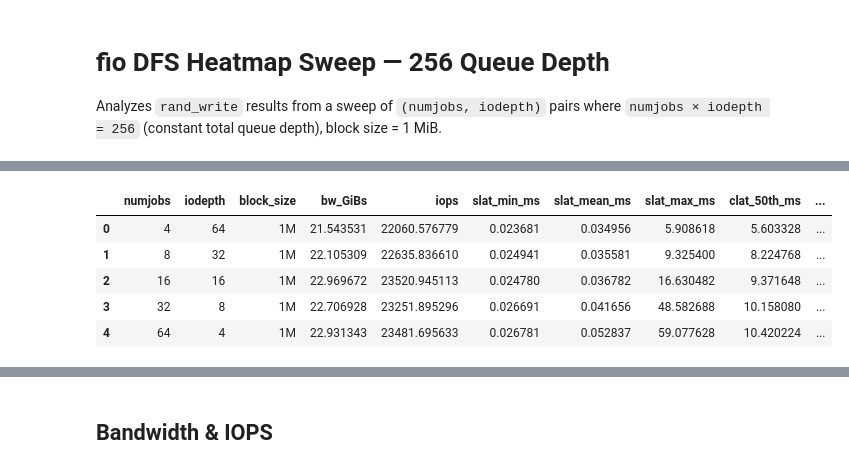
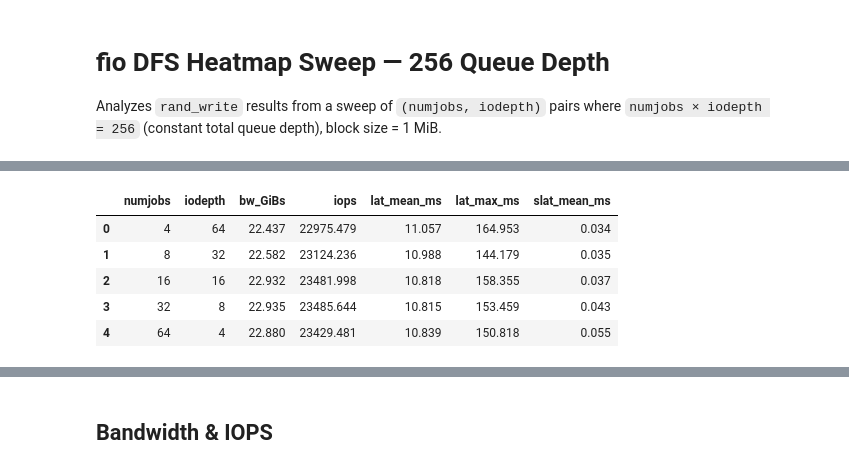
Before and after one commit to cissieAB/pdsw26_daos-bench, a Jupyter notebook: results/testbed/fio-dfs-heatmap-256io-sweep/fio_dfs_heatmap_256io-sweep.ipynb, the cells around one changed output, grey strips where cells are left out. Drawn from its saved outputs; the diff is of its cells as text; code cells hidden in the pictures.

```diff
--- a/results/testbed/fio-dfs-heatmap-256io-sweep/fio_dfs_heatmap_256io-sweep.ipynb
+++ b/results/testbed/fio-dfs-heatmap-256io-sweep/fio_dfs_heatmap_256io-sweep.ipynb
@@ -16,8 +16,8 @@ import matplotlib.ticker as ticker
 RESULTS_DIR = Path(".")
 # %%
 def parse_file(fpath):
-    m = re.search(r"fio_bs(\S+?)_nj(\d+)_iod(\d+)_", Path(fpath).name)
-    bs, nj, iod = m.group(1), int(m.group(2)), int(m.group(3))
+    m = re.search(r"fio_bs(\S+?)_nj(\d+)_iod(\d+)_(\d+)\.json$", Path(fpath).name)
+    bs, nj, iod, ts = m.group(1), int(m.group(2)), int(m.group(3)), int(m.group(4))
 
     with open(fpath) as f:
         d = json.load(f)
@@ -32,31 +32,60 @@ def parse_file(fpath):
     def ms(v): return v / 1e6
 
     return dict(
-        numjobs       = nj,
-        iodepth       = iod,
-        block_size    = bs,
-        bw_GiBs       = w["bw"] / 1024 / 1024,
-        iops          = w["iops"],
-        # submission latency
-        slat_min_ms   = ms(slat["min"]),
-        slat_mean_ms  = ms(slat["mean"]),
-        slat_max_ms   = ms(slat["max"]),
-        # completion latency
+        numjobs         = nj,
+        iodepth         = iod,
+        block_size      = bs,
+        run_ts          = ts,
+        bw_GiBs         = w["bw"] / 1024 / 1024,
+        iops            = w["iops"],
+        slat_min_ms     = ms(slat["min"]),
+        slat_mean_ms    = ms(slat["mean"]),
+        slat_max_ms     = ms(slat["max"]),
         clat_50th_ms    = ms(cp["50.000000"]),
         clat_90th_ms    = ms(cp["90.000000"]),
         clat_99th_ms    = ms(cp["99.000000"]),
         clat_99_9th_ms  = ms(cp["99.900000"]),
         clat_99_99th_ms = ms(cp["99.990000"]),
-        # total latency
-        lat_min_ms    = ms(lat["min"]),
-        lat_mean_ms   = ms(lat["mean"]),
-        lat_max_ms    = ms(lat["max"]),
+        lat_min_ms      = ms(lat["min"]),
+        lat_mean_ms     = ms(lat["mean"]),
+        lat_max_ms      = ms(lat["max"]),
+        usr_cpu         = job["usr_cpu"],
+        sys_cpu         = job["sys_cpu"],
     )
 
 files = sorted(RESULTS_DIR.glob("*.json"))
-df = pd.DataFrame([parse_file(f) for f in files]).sort_values("numjobs").reset_index(drop=True)
-df["label"] = df.apply(lambda r: f"nj={r.numjobs}\niod={r.iodepth}", axis=1)
-print(f"Loaded {len(df)} result files")
+df_all = pd.DataFrame([parse_file(f) for f in files]).sort_values(["numjobs", "run_ts"]).reset_index(drop=True)
+n_configs = df_all.groupby(["numjobs", "iodepth"]).ngroups
+n_runs = df_all.groupby(["numjobs", "iodepth"]).size().iloc[0]
+print(f"Loaded {len(df_all)} result files: {n_configs} configs × {n_runs} runs each")
 
-df
+METRICS = [
+    "bw_GiBs", "iops",
+    "slat_min_ms", "slat_mean_ms", "slat_max_ms",
+    "clat_50th_ms", "clat_90th_ms", "clat_99th_ms", "clat_99_9th_ms", "clat_99_99th_ms",
+    "lat_min_ms", "lat_mean_ms", "lat_max_ms",
+    "usr_cpu", "sys_cpu",
+]
+
+def cv_pct(x):
+    m = x.mean()
+    return x.std() / m * 100 if m != 0 else 0.0
+
+df_stats = df_all.groupby(["numjobs", "iodepth", "block_size"])[METRICS].agg(
+    ["mean", "std", "median", cv_pct]
+)
+df_stats.columns = ["_".join(c) for c in df_stats.columns]
+
+# Median values per config — used for all main analysis plots
+df_median = (
+    df_all.groupby(["numjobs", "iodepth", "block_size"])[METRICS]
+    .median()
+    .reset_index()
+    .sort_values("numjobs")
+    .reset_index(drop=True)
+)
+df_median["label"] = df_median.apply(lambda r: f"nj={r.numjobs}\niod={r.iodepth}", axis=1)
+
+print("\nMedian values per config:")
+df_median[["numjobs", "iodepth", "bw_GiBs", "iops", "lat_mean_ms", "lat_max_ms", "slat_mean_ms"]].round(3)
 # %% [output]
@@ -64,6 +95,6 @@ Loaded 5 result files
-|  | numjobs | iodepth | block_size | bw_GiBs | iops | slat_min_ms | slat_mean_ms | slat_max_ms | clat_50th_ms | ... |
-| 0 | 4 | 64 | 1M | 21.543531 | 22060.576779 | 0.023681 | 0.034956 | 5.908618 | 5.603328 | ... |
-| 1 | 8 | 32 | 1M | 22.105309 | 22635.836610 | 0.024941 | 0.035581 | 9.325400 | 8.224768 | ... |
-| 2 | 16 | 16 | 1M | 22.969672 | 23520.945113 | 0.024780 | 0.036782 | 16.630482 | 9.371648 | ... |
-| 3 | 32 | 8 | 1M | 22.706928 | 23251.895296 | 0.026691 | 0.041656 | 48.582688 | 10.158080 | ... |
-| 4 | 64 | 4 | 1M | 22.931343 | 23481.695633 | 0.026781 | 0.052837 | 59.077628 | 10.420224 | ... |
+|  | numjobs | iodepth | bw_GiBs | iops | lat_mean_ms | lat_max_ms | slat_mean_ms |
+| 0 | 4 | 64 | 22.437 | 22975.479 | 11.057 | 164.953 | 0.034 |
+| 1 | 8 | 32 | 22.582 | 23124.236 | 10.988 | 144.179 | 0.035 |
+| 2 | 16 | 16 | 22.932 | 23481.998 | 10.818 | 158.355 | 0.037 |
+| 3 | 32 | 8 | 22.935 | 23485.644 | 10.815 | 153.459 | 0.043 |
+| 4 | 64 | 4 | 22.880 | 23429.481 | 10.839 | 150.818 | 0.055 |
```
Also changed, not shown: parts of 9 cells of this notebook.
